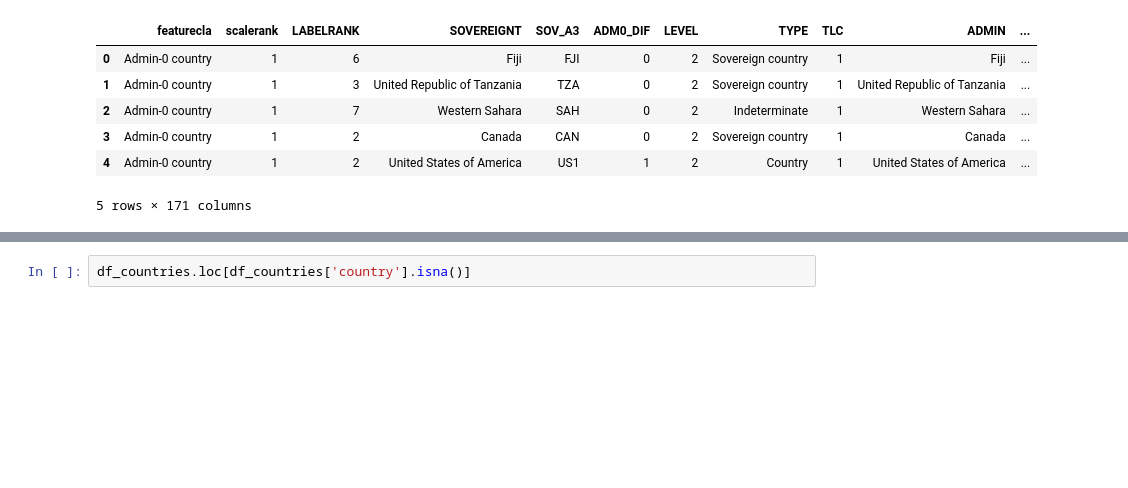
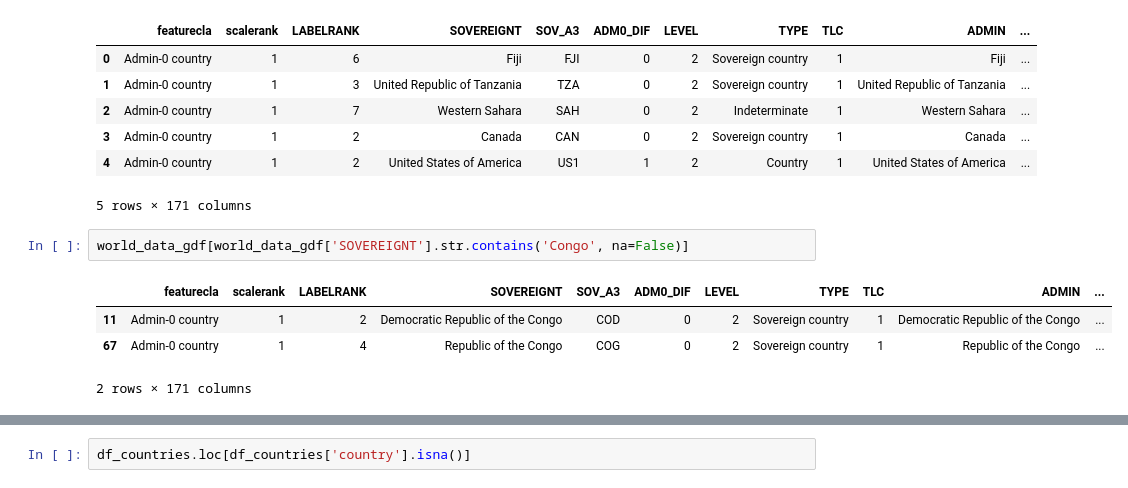
Before and after one commit to LudwingKun/IUM_TWEB_Bissal_Lombardozzi, a Jupyter notebook: MainDirectory/DataAnalisis_IUM/countries.ipynb, the cells around one changed output, grey strips where cells are left out. Saved outputs shown, nothing was run; the diff lists cells and outputs as text; blank space fills up the shorter version.

```diff
--- a/MainDirectory/DataAnalisis_IUM/countries.ipynb
+++ b/MainDirectory/DataAnalisis_IUM/countries.ipynb
@@ -158,6 +162,13 @@ world_data_gdf.head()
 | 3 | Admin-0 country | 1 | 2 | Canada | CAN | 0 | 2 | Sovereign country | 1 | Canada | ... |
 | 4 | Admin-0 country | 1 | 2 | United States of America | US1 | 1 | 2 | Country | 1 | United States of America | ... |
 5 rows × 171 columns
+# %%
+world_data_gdf[world_data_gdf['SOVEREIGNT'].str.contains('Congo', na=False)]
+# %% [output]
+|  | featurecla | scalerank | LABELRANK | SOVEREIGNT | SOV_A3 | ADM0_DIF | LEVEL | TYPE | TLC | ADMIN | ... |
+| 11 | Admin-0 country | 1 | 2 | Democratic Republic of the Congo | COD | 0 | 2 | Sovereign country | 1 | Democratic Republic of the Congo | ... |
+| 67 | Admin-0 country | 1 | 4 | Republic of the Congo | COG | 0 | 2 | Sovereign country | 1 | Republic of the Congo | ... |
+2 rows × 171 columns
 # %%
 world_data_gdf.plot(figsize=(15,10), edgecolor='black', linewidth=1.5, column='movie_count', legend=True)
 plt.title('Number of Movies by Country')
```
Also changed, not shown: parts of 3 cells of this notebook, 2 other files.
